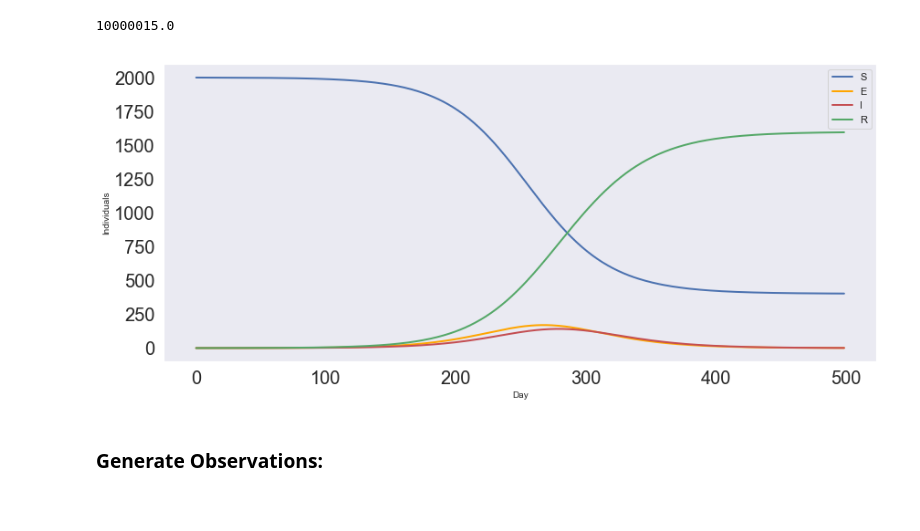
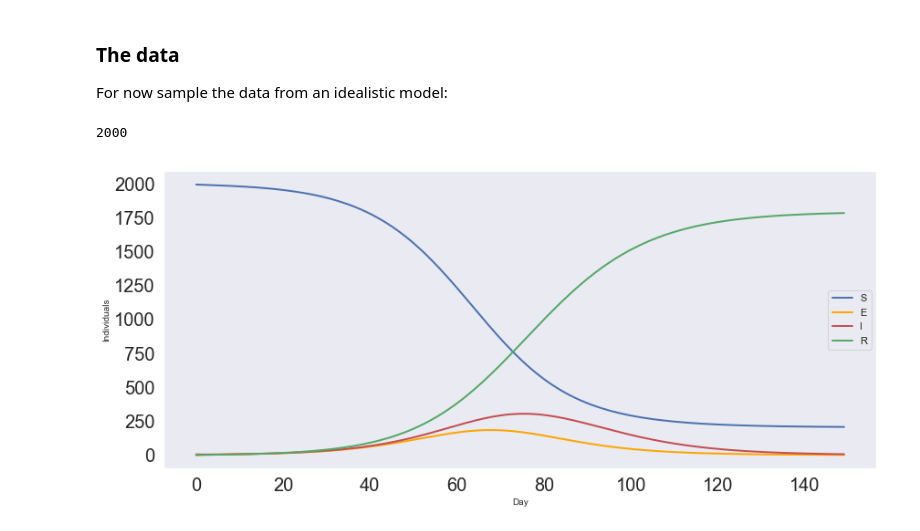
Before and after one commit to paulttt/SARS-CoV-2, a Jupyter notebook: HMM.ipynb, the cells around one changed output. Cells and saved outputs as stored; diff of their text form; code cells hidden in the pictures.

Commit message:
Stan first model finished

```diff
--- a/HMM.ipynb
+++ b/HMM.ipynb
@@ -195,26 +209,38 @@ INFO:pystan:COMPILING THE C++ CODE FOR MODEL anon_model_5199f1a75f06f34757697e3f
+# %% [markdown]
+### The data
+For now sample the data from an idealistic model:
 # %%
-n_obs = 500
-init_inf  = 1000
-t_inc     = 14
-t_inf     = 12
-r_t       = 2.0
+# data generation parameters:
+n_obs = 150
+init_inf  = 5
+t_inc     = 5
+t_inf     = 9
+r_t       = 2.5
 rho       = 1.0
 
 kappa_0   = 0.0
 kappa     = 0.0
 
 n_pop     = 2000
 
-seir = SEIRModel(n_obs, init_inf, t_inc, t_inf, r_t, rho, kappa_0, kappa)
+seir = SEIRModel(n_obs, n_pop, init_inf, t_inc, t_inf, r_t, rho, kappa_0, kappa)
 
 s, e, i, r = seir.run()
 
 # concatenate vectors into matrix:
 Z = np.vstack((s, e,i, r)) * n_pop
 
 seir.visualization(n_pop)
+
+# generate obserations:
+p_obs     = 0.7
+def sample_X(n_obs , I , p_obs):
+    X = np.zeros(n_obs, dtype=int)
+    for t in range(0, n_obs):
+        X[t] =  np.random.negative_binomial(I[t], p_obs, size=1)
+    return X;
+
+X         = sample_X(n_obs , Z[2,:] , p_obs)
 # %% [output]
-10000015.0
+2000
-[figure, old version]
+[figure, new version]
-# %% [markdown]
-### Generate Observations:
```
Also changed, not shown: parts of 21 cells of this notebook, 1 other file.
